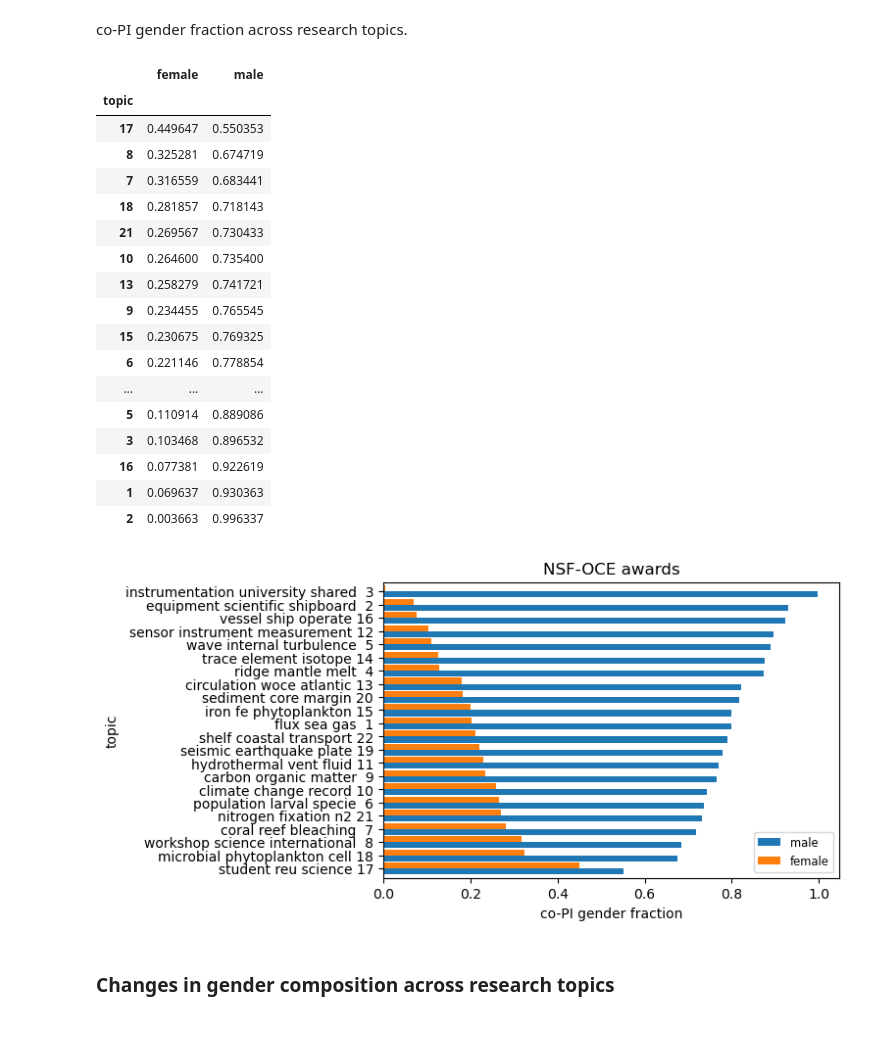
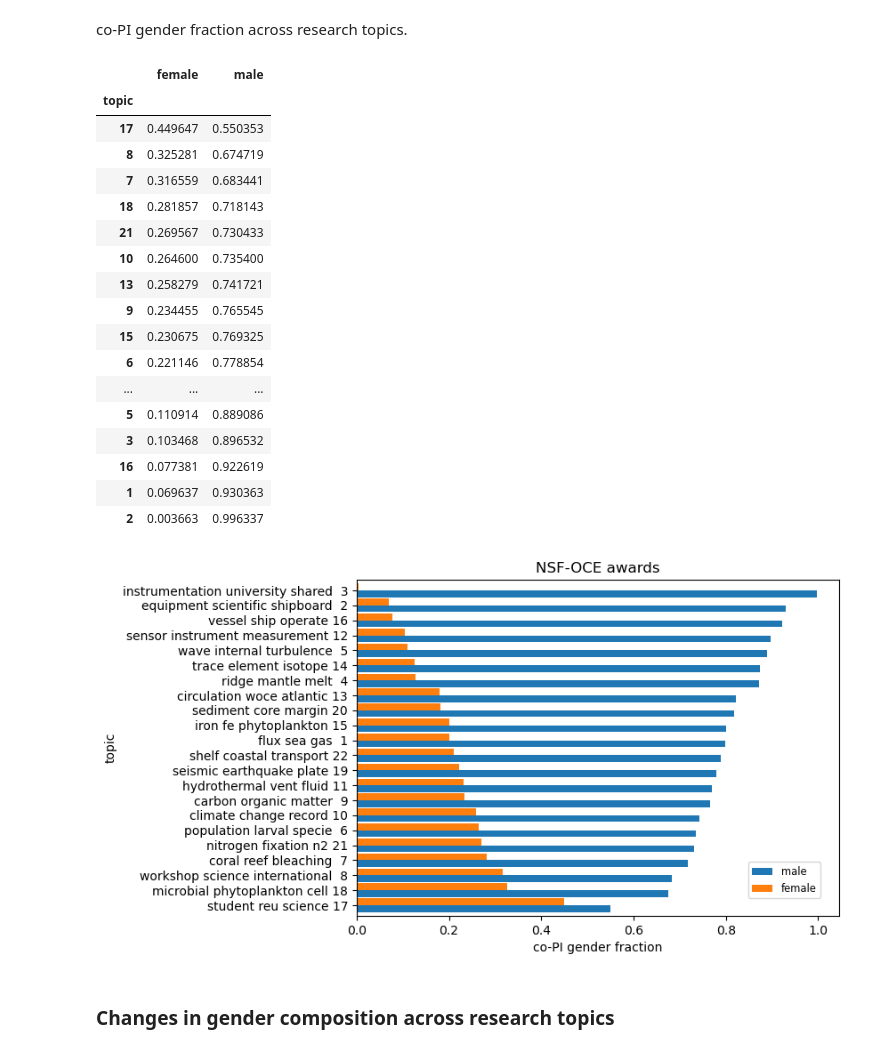
Before and after one commit to idlima/nsf-oce-gender, a Jupyter notebook: 05_analysis.ipynb, the cells around one changed output. Cells and saved outputs as stored; diff of their text form; code cells hidden in the pictures.

```diff
--- a/05_analysis.ipynb
+++ b/05_analysis.ipynb
@@ -795,34 +1090,34 @@ co-PI gender fraction across research topics.
 # %%
 by_topic_copi = pd.DataFrame({'female':awards.groupby(['topic'])['co-PI_female_frac'].mean()})
 by_topic_copi['male'] = 1 - by_topic_copi.female
 by_topic_copi = by_topic_copi.sort_values('male')
 
-fig, ax = plt.subplots()
+fig, ax = plt.subplots(figsize=(7,5))
 _ = by_topic_copi[['male','female']].plot(kind='barh', ax=ax, width=0.9).legend(bbox_to_anchor=(0.8, 0.175))
 _ = ax.set(title='NSF-OCE awards', xlabel='co-PI gender fraction')
 _ = ax.set_yticklabels(topic_names[by_topic_pi.index.values-1])
 
 by_topic_copi
 # %% [output]
 |  | female | male |
 | topic |  |  |
 | 17 | 0.449647 | 0.550353 |
 | 8 | 0.325281 | 0.674719 |
 | 7 | 0.316559 | 0.683441 |
 | 18 | 0.281857 | 0.718143 |
 | 21 | 0.269567 | 0.730433 |
 | 10 | 0.264600 | 0.735400 |
 | 13 | 0.258279 | 0.741721 |
 | 9 | 0.234455 | 0.765545 |
 | 15 | 0.230675 | 0.769325 |
 | 6 | 0.221146 | 0.778854 |
 | ... | ... | ... |
 | 5 | 0.110914 | 0.889086 |
 | 3 | 0.103468 | 0.896532 |
 | 16 | 0.077381 | 0.922619 |
 | 1 | 0.069637 | 0.930363 |
 | 2 | 0.003663 | 0.996337 |
-[figure, old version]
+[figure, new version]
 # %% [markdown]
 ### Changes in gender composition across research topics
 # %% [markdown]
```
Also changed, not shown: parts of 64 cells of this notebook, 1 other file.
